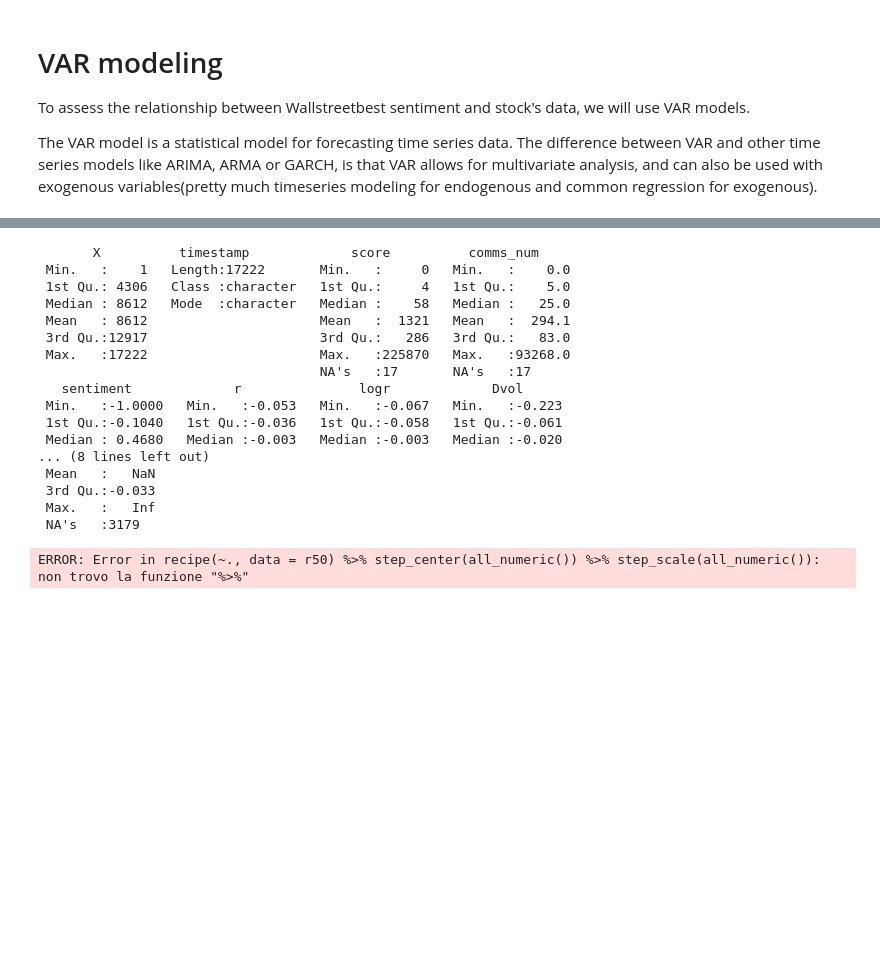
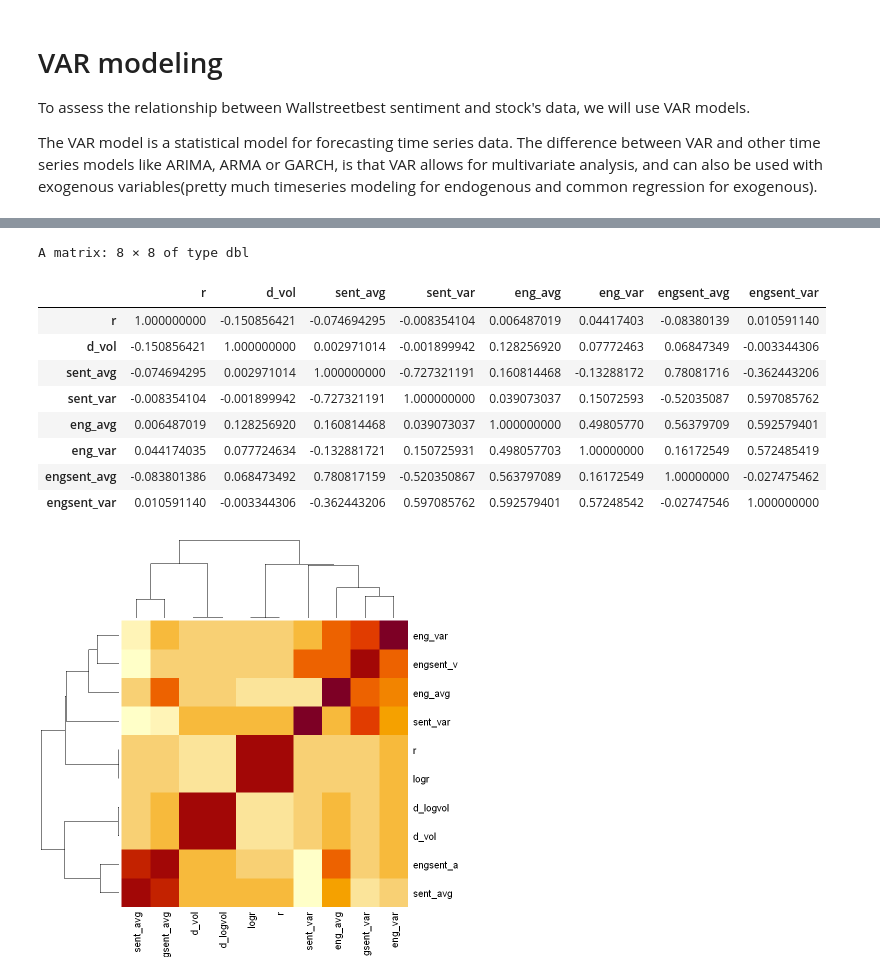
Before and after one commit to Fabio-Rossi-Hub/MemeStock-Returns-Sentiment-Forecasting, a Jupyter notebook: notebooks/VAR_modelling.ipynb, the cells around one changed output, grey strips where cells are left out. Drawn from its saved outputs; the diff is of its cells as text; code cells hidden in the pictures; blank space fills up the shorter version.

```diff
--- a/notebooks/VAR_modelling.ipynb
+++ b/notebooks/VAR_modelling.ipynb
@@ -34,36 +21,35 @@ Il seguente oggetto è mascherato da 'package:MTS':
 # %%
 r50 <- read.csv(file = "../data/r50_2023.csv",
                 header = TRUE,
                 sep = ",",
                 dec = ".")
 
 # Center and scale
 recipe <-
     recipe(~., data = r50) %>%
-    step_center(all_numeric()) %>%
-    step_scale(all_numeric())
-
-recipe
+    step_impute_mean(all_numeric()) %>%
+    step_select(-c(X, timestamp))
 
 recipe <- prep(recipe, training = r50)
 
 r50_clean <- bake(recipe, r50)
+
+heatmap(cor(r50_clean))
+
+r50_clean <- subset(r50_clean, select = -c(logr, d_logvol))
+
+r50_clean <- r50_clean[c( "r", "d_vol", "sent_avg", "sent_var", "eng_avg", "eng_var", "engsent_avg", "engsent_var")]
+
+cor(r50_clean)
 # %% [output]
-       X          timestamp             score          comms_num
- Min.   :    1   Length:17222       Min.   :     0   Min.   :    0.0
- 1st Qu.: 4306   Class :character   1st Qu.:     4   1st Qu.:    5.0
- Median : 8612   Mode  :character   Median :    58   Median :   25.0
- Mean   : 8612                      Mean   :  1321   Mean   :  294.1
- 3rd Qu.:12917                      3rd Qu.:   286   3rd Qu.:   83.0
- Max.   :17222                      Max.   :225870   Max.   :93268.0
-                                    NA's   :17       NA's   :17
-   sentiment             r               logr             Dvol
- Min.   :-1.0000   Min.   :-0.053   Min.   :-0.067   Min.   :-0.223
- 1st Qu.:-0.1040   1st Qu.:-0.036   1st Qu.:-0.058   1st Qu.:-0.061
- Median : 0.4680   Median :-0.003   Median :-0.003   Median :-0.020
-... (8 lines left out)
- Mean   :   NaN
- 3rd Qu.:-0.033
- Max.   :   Inf
- NA's   :3179
+A matrix: 8 × 8 of type dbl
-ERROR: Error in recipe(~., data = r50) %>% step_center(all_numeric()) %>% step_scale(all_numeric()): non trovo la funzione "%>%"
+|  | r | d_vol | sent_avg | sent_var | eng_avg | eng_var | engsent_avg | engsent_var |
+| r | 1.000000000 | -0.150856421 | -0.074694295 | -0.008354104 | 0.006487019 | 0.04417403 | -0.08380139 | 0.010591140 |
+| d_vol | -0.150856421 | 1.000000000 | 0.002971014 | -0.001899942 | 0.128256920 | 0.07772463 | 0.06847349 | -0.003344306 |
+| sent_avg | -0.074694295 | 0.002971014 | 1.000000000 | -0.727321191 | 0.160814468 | -0.13288172 | 0.78081716 | -0.362443206 |
+| sent_var | -0.008354104 | -0.001899942 | -0.727321191 | 1.000000000 | 0.039073037 | 0.15072593 | -0.52035087 | 0.597085762 |
+| eng_avg | 0.006487019 | 0.128256920 | 0.160814468 | 0.039073037 | 1.000000000 | 0.49805770 | 0.56379709 | 0.592579401 |
+| eng_var | 0.044174035 | 0.077724634 | -0.132881721 | 0.150725931 | 0.498057703 | 1.00000000 | 0.16172549 | 0.572485419 |
+| engsent_avg | -0.083801386 | 0.068473492 | 0.780817159 | -0.520350867 | 0.563797089 | 0.16172549 | 1.00000000 | -0.027475462 |
+| engsent_var | 0.010591140 | -0.003344306 | -0.362443206 | 0.597085762 | 0.592579401 | 0.57248542 | -0.02747546 | 1.000000000 |
+[figure, added]
```
Also changed, not shown: parts of 11 cells of this notebook.
